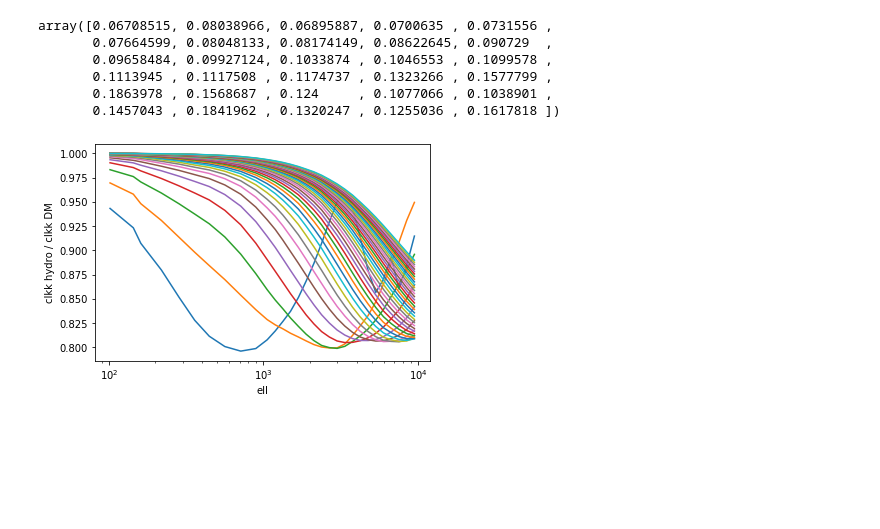
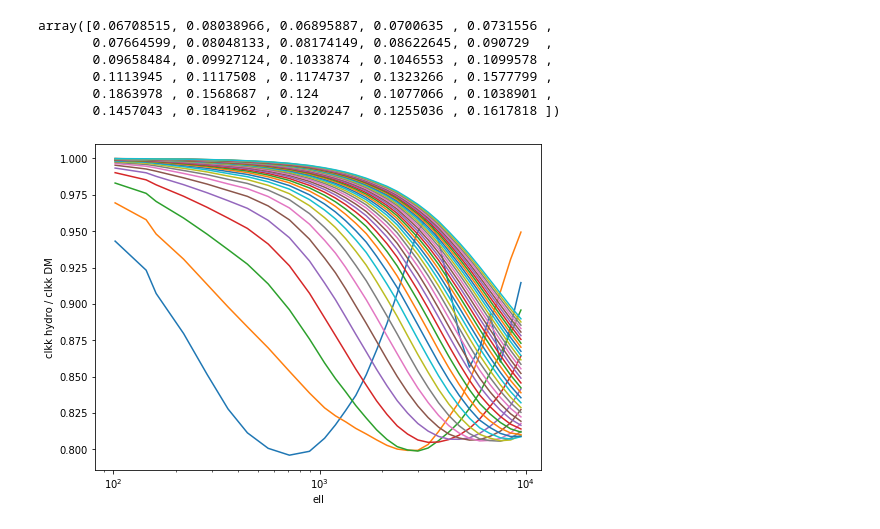
Before and after one commit to liuxx479/kappaTNG, a Jupyter notebook: Clkk_fitting_formula.ipynb, the cells around one changed output. Drawn from its saved outputs; the diff is of its cells as text; code cells hidden in the pictures; blank space fills up the shorter version.

```diff
--- a/Clkk_fitting_formula.ipynb
+++ b/Clkk_fitting_formula.ipynb
@@ -38,11 +38,11 @@ array([0.06708515, 0.08038966, 0.06895887, 0.0700635 , 0.0731556 ,
        0.1863978 , 0.1568687 , 0.124     , 0.1077066 , 0.1038901 ,
        0.1457043 , 0.1841962 , 0.1320247 , 0.1255036 , 0.1617818 ])
 # %%
-f, ax = subplots(1,1,figsize=(6,4))
+f, ax = subplots(1,1,figsize=(8,6))
 for i in range(40):
     ax.plot(ratios[i,:,0],ratios[i,:,1])
 ax.set_xlabel('ell')
 ax.set_ylabel('clkk hydro / clkk DM')
 ax.set_xscale('log')
 # %% [output]
-[figure, old version]
+[figure, new version]
```
Also changed, not shown: parts of 1 cell of this notebook.
